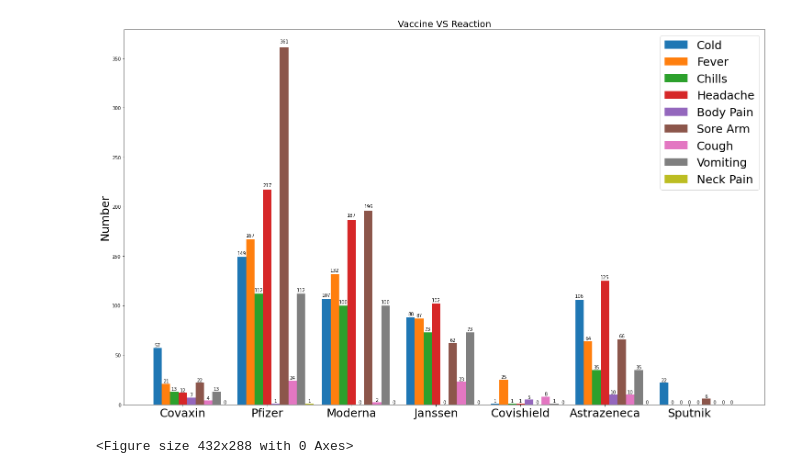
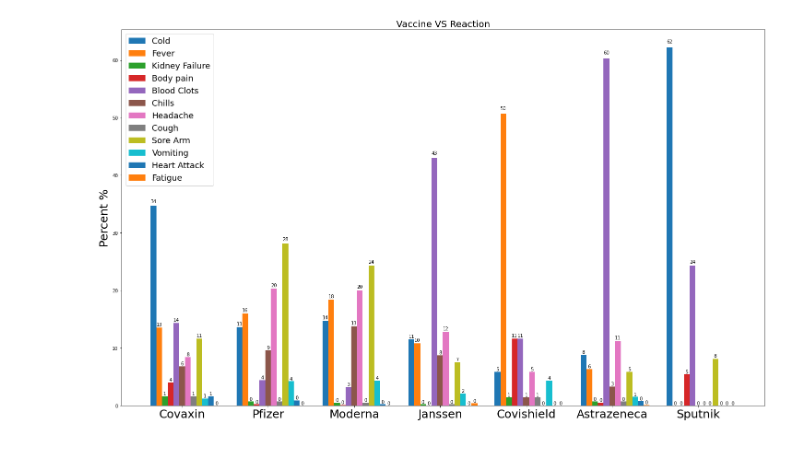
Before and after one commit to betty6you/TeamProject_group6, a Jupyter notebook: Vacc_Brands_Reactions.ipynb, the cells around one changed output. Saved outputs shown, nothing was run; the diff lists cells and outputs as text; code cells hidden in the pictures.

```diff
--- a/Vacc_Brands_Reactions.ipynb
+++ b/Vacc_Brands_Reactions.ipynb
@@ -111,56 +157,64 @@ import numpy as np
 import matplotlib.pyplot as plt
 
 N = 7
-ind = np.arange(0,14,2)  # the x locations for the groups
+ind = np.arange(0,20,3)  # the x locations for the groups
 width = 0.2       # the width of the bars
 
 fig = plt.figure(figsize=(25, 15))
 
 ax = fig.add_subplot(111)
 
-yvals = [57.0,	149,	107.0,	88.0,	1.0,	106.0,	22.0]
+yvals = [34.7,	13.6,	14.7,	11.5,	5.8,	8.8,	62.2]
+
 rects1 = ax.bar(ind, yvals, width)
-zvals = [21,167,132,87,25,64,0]
+zvals = [13.5,	16.0,	18.4,	10.8,	50.7,	6.3,	0.0]
 rects2 = ax.bar(ind+width, zvals, width)
-kvals = [13.0,	112,	100.0,	73.0,	1.0,	35.0,	0]
+kvals = [1.6,	0.7,	0.5,	0.2,	1.4,	0.7,	0.0]
 rects3 = ax.bar(ind+width*2, kvals, width)
-lvals=[12.0,	217,	187.0,	102.0,	1,	125.0,	0.0]
+lvals=[4.0,	0.2,	0.1,	0.0,	11.6,	0.5,	5.4]
 rects4=ax.bar(ind+width*3,lvals,width)
-mvals=[7.0,	1,	0.0,	0.0,	5.0,	10.0,	0.0]
+mvals=[14.3,	4.4,	3.2,	43.0,	11.6,	60.3,	24.3]
 rects5=ax.bar(ind+width*4,mvals,width)
-nvals=[22.0,	361,	196.0,	62.0,	0.0,	66.0,	6.0]
+nvals=[6.8,	9.6,	13.8,	8.7,	1.4,	3.3,	0.0]
 rects6 = ax.bar(ind+width*5, nvals, width)
-ovals=[4.0,	24,	2.0,	23.0,	8.0,	10.0,	0.0]
+ovals=[8.4,	20.3,	20.0,	12.8,	5.8	,11.2	,0.0]
 rects7 = ax.bar(ind+width*6, ovals, width)
-pvals=[3.0,	46,	30.0,	17.0,	1.0,	14.0,	0.0]
+pvals=[2.4,	2.0,	0.5,	2.9,	7.2	,0.8,	0.0]
 rects8 = ax.bar(ind+width*7, kvals, width)
-qvals=[0.0,	1,	0.0,	0.0,	0.0,	0.0,	0.0]
+qvals=[11.6,	28.2,	24.3,	7.5,	0.0,	5.8,	8.1]
 rects9=ax.bar(ind+width*8,qvals, width)
+uvals=[1.2,	4.2,	4.3,	2.1,	4.3,	1.5,	0.0]
+rects10=ax.bar(ind+width*9,uvals,width)
+vvals=[1.6,	0.9,	0.2,	0.0,	0.0,	0.8,	0.0]
+rects11=ax.bar(ind+width*10,vvals,width)
+wvals=[0.0,	0.0,	0.0,	0.4	,0.0,	0.1,	0.0]
+rects12=ax.bar(ind+width*11,wvals,width)
 
-ax.set_ylabel('Number',fontsize=25)
+ax.set_ylabel('Percent %',fontsize=25)
 ax.set_title('Vaccine VS Reaction',fontsize=20)
-ax.set_xticks(ind+width*3)
-ax.set_xticklabels( ('Covaxin', 'Pfizer', 'Moderna','Janssen','Covishield','Astrazeneca','Sputnik'),fontsize=25 )
-ax.legend( (rects1[0], rects2[0], rects3[0],rects4[0],rects5[0],rects6[0],rects7[0],rects8[0],rects9[0]), ('Cold', 'Fever', 'Chills','Headache','Body Pain','Sore Arm','Cough','Vomiting','Neck Pain'),fontsize=25 )
+ax.set_xticks(ind+width*5)
+ax.set_xticklabels( ('Covaxin', 'Pfizer', 'Moderna','Janssen','Covishield','Astrazeneca','Sputnik'),fontsize=25  )
+ax.legend( (rects1[0], rects2[0], rects3[0],rects4[0],rects5[0],rects6[0],rects7[0],rects8[0],rects9[0],rects10[0],rects11[0],rects12[0]), ('Cold', 'Fever', 'Kidney Failure','Body pain','Blood Clots','Chills','Headache','Cough','Sore Arm','Vomiting','Heart Attack','Fatigue'),fontsize=18 )
 
 def autolabel(rects):
     for rect in rects:
         h = rect.get_height()
         ax.text(rect.get_x()+rect.get_width()/2, 1.01*h, '%d'%int(h),
                 ha='center', va='bottom')
 
 autolabel(rects1)
 autolabel(rects2)
 autolabel(rects3)
 autolabel(rects4)
 autolabel(rects5)
 autolabel(rects6)
 autolabel(rects7)
 autolabel(rects8)
 autolabel(rects9)
-
-plt.show()
+autolabel(rects10)
+autolabel(rects11)
+autolabel(rects12)
+#plt.show()
 plt.savefig('VaccineReaction.png',dpi=300)
 # %% [output]
-[figure, old version]
+[figure, new version]
-<Figure size 432x288 with 0 Axes>
```
Also changed, not shown: parts of 8 cells of this notebook.
